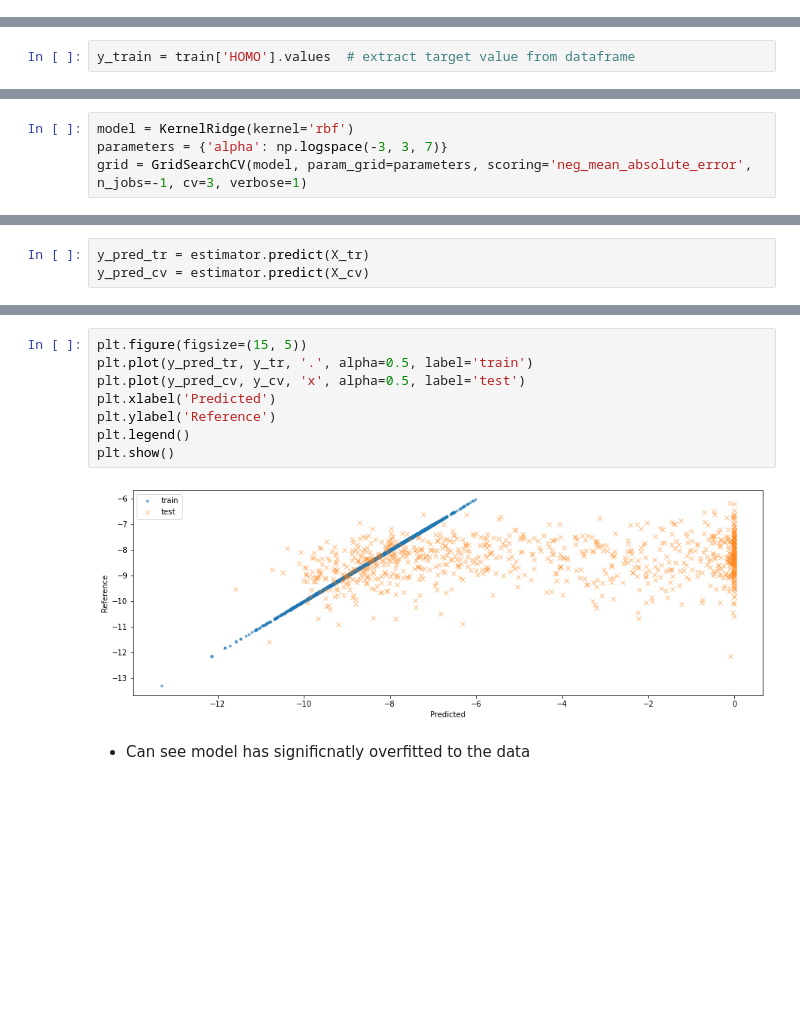
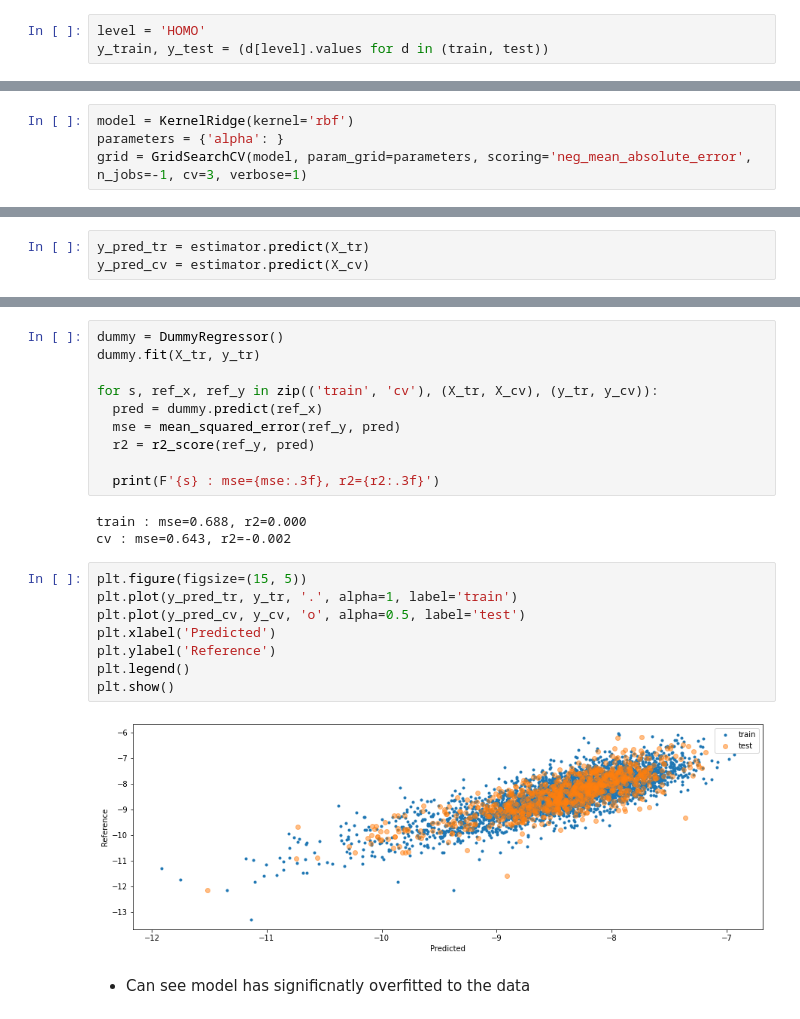
Before and after one commit to billalsohail/ML4MC, a Jupyter notebook: Calum_MBTR.ipynb, the cells around one changed output, grey strips where cells are left out. Saved outputs shown, nothing was run; the diff lists cells and outputs as text; blank space fills up the shorter version.

```diff
--- a/Calum_MBTR.ipynb
+++ b/Calum_MBTR.ipynb
@@ -128,0 +146,3 @@ ___
+# %%
+level = 'HOMO'
+y_train, y_test = (d[level].values for d in (train, test))
@@ -136,2 +172,0 @@ from sklearn.metrics import mean_squared_error, r2_score
-# %%
-y_train = train['HOMO'].values  # extract target value from dataframe
@@ -140,7 +220,7 @@ y_train = train['HOMO'].values  # extract target value from dataframe
 X_tr, X_cv, y_tr, y_cv = train_test_split(X_train, y_train, test_size=0.2, random_state=1)
 # %%
 model = KernelRidge(kernel='rbf')
-parameters = {'alpha': np.logspace(-3, 3, 7)}
+parameters = {'alpha': }
 grid = GridSearchCV(model, param_grid=parameters, scoring='neg_mean_absolute_error', n_jobs=-1, cv=3, verbose=1)
 # %%
 grid.fit(X_train, y_train)
@@ -180,12 +260,25 @@ cv : mse=26.362, r2=-40.037
+# %%
+dummy = DummyRegressor()
+dummy.fit(X_tr, y_tr)
+
+for s, ref_x, ref_y in zip(('train', 'cv'), (X_tr, X_cv), (y_tr, y_cv)):
+  pred = dummy.predict(ref_x)
+  mse = mean_squared_error(ref_y, pred)
+  r2 = r2_score(ref_y, pred)
+
+  print(F'{s} : mse={mse:.3f}, r2={r2:.3f}')
+# %% [output]
+train : mse=0.688, r2=0.000
+cv : mse=0.643, r2=-0.002
 # %%
 plt.figure(figsize=(15, 5))
-plt.plot(y_pred_tr, y_tr, '.', alpha=0.5, label='train')
-plt.plot(y_pred_cv, y_cv, 'x', alpha=0.5, label='test')
+plt.plot(y_pred_tr, y_tr, '.', alpha=1, label='train')
+plt.plot(y_pred_cv, y_cv, 'o', alpha=0.5, label='test')
 plt.xlabel('Predicted')
 plt.ylabel('Reference')
 plt.legend()
 plt.show()
 # %% [output]
-[figure, old version]
+[figure, new version]
 # %% [markdown]
 * Can see model has significnatly overfitted to the data
```
Also changed, not shown: parts of 17 cells of this notebook.
